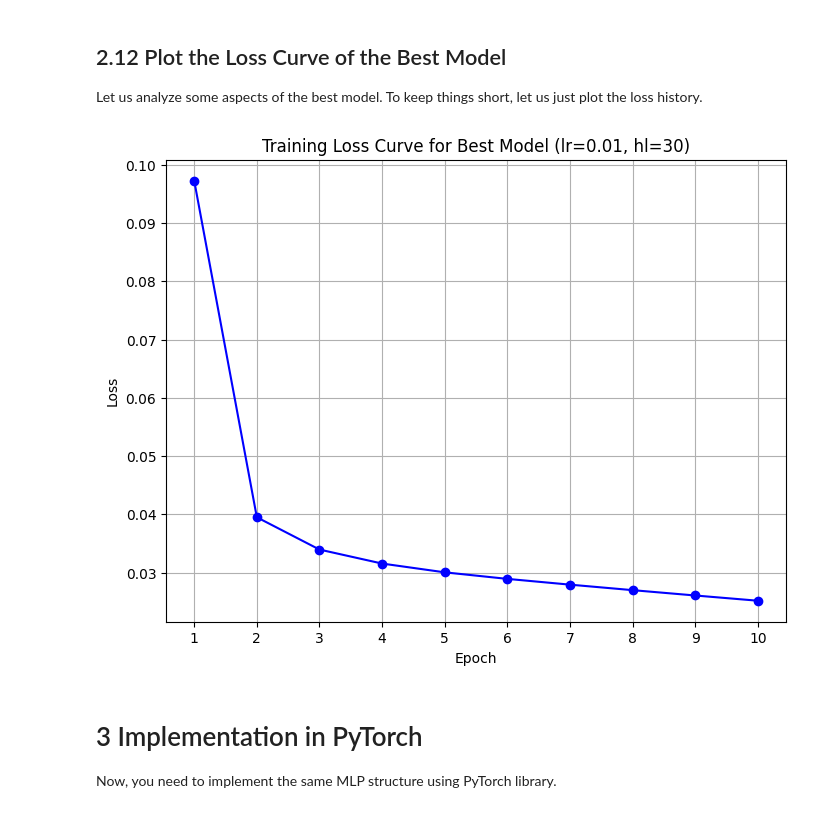
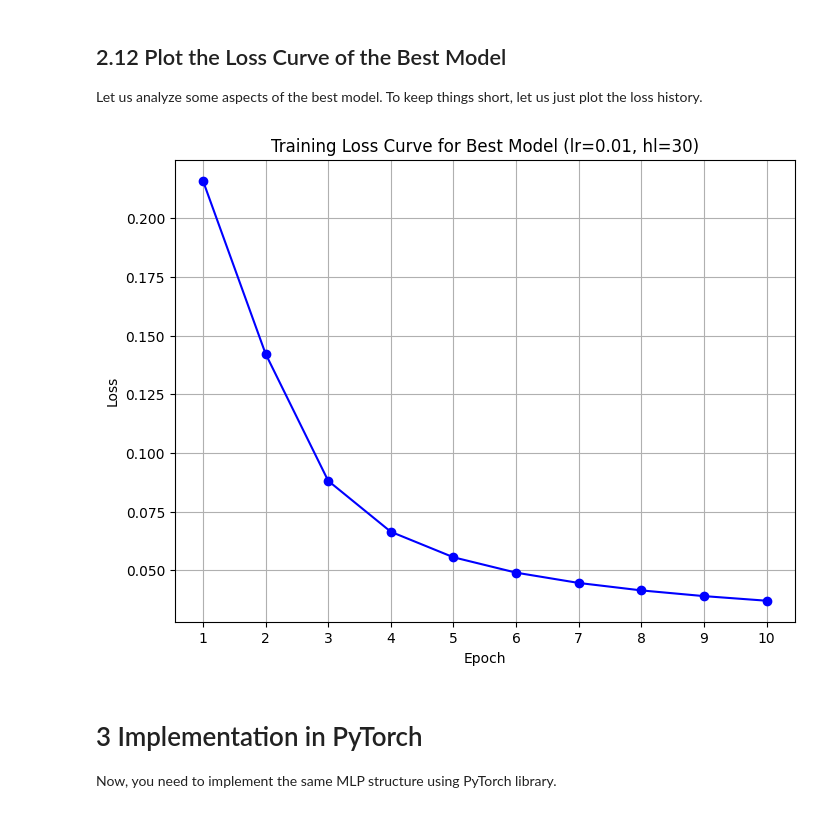
Before and after one commit to kkKaan/a-deep-learning-library-implementation, a Jupyter notebook: the2.ipynb, the cells around one changed output. Saved outputs shown, nothing was run; the diff lists cells and outputs as text; code cells hidden in the pictures.

```diff
--- a/the2.ipynb
+++ b/the2.ipynb
@@ -2095,26 +2109,26 @@ Let us analyze some aspects of the best model. To keep things short, let us just
 # %%
 def plot_best_loss_curve(loss_list, best_lr, best_hl):
     """
     Plots the loss curve for the best model using the given loss history.
 
     Parameters:
         loss_list (list of floats): The list containing the loss values after each epoch for the best model.
         best_lr (float): The learning rate used for the best model.
         best_hl (int): The hidden layer size used for the best model.
     """
     plt.figure(figsize=(8, 6))
     plt.plot(range(1, len(loss_list) + 1), loss_list, marker='o', linestyle='-', color='blue')
     plt.title(f"Training Loss Curve for Best Model (lr={best_lr}, hl={best_hl})")
     plt.xlabel("Epoch")
     plt.ylabel("Loss")
     plt.xticks(range(1, len(loss_list) + 1))
     plt.grid(True)
     plt.show()
 
 # Plot the loss curve for the best model
-plot_best_loss_curve(loss_list, 0.01, 30)
+plot_best_loss_curve(best_loss_list, best_lr, best_hl)
 # %% [output]
-[figure, old version]
+[figure, new version]
 # %% [markdown]
 # 3 Implementation in PyTorch
 
```
Also changed, not shown: parts of 5 cells of this notebook.
